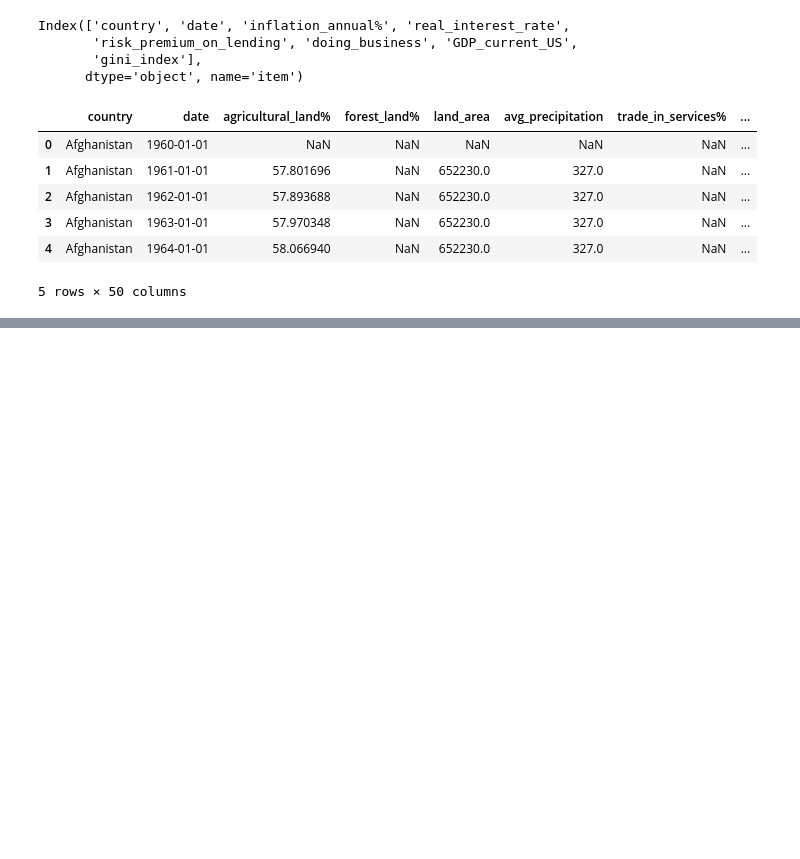
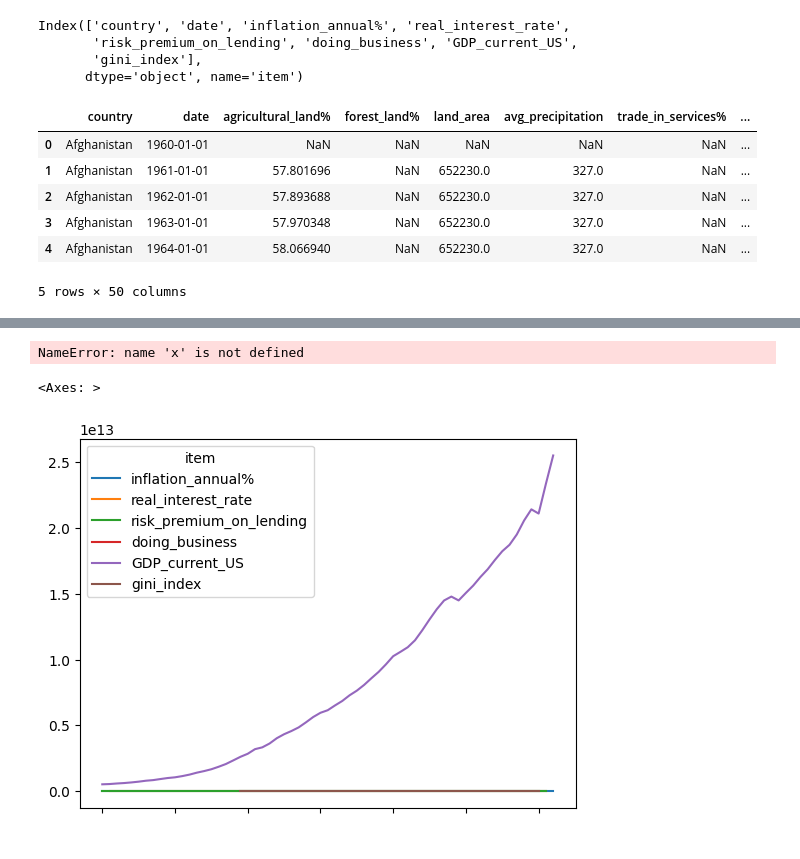
Before and after one commit to tylerchg/Personal-Project, a Jupyter notebook: Code Tests.ipynb, the cells around one changed output, grey strips where cells are left out. Saved outputs shown, nothing was run; the diff lists cells and outputs as text; code cells hidden in the pictures; blank space fills up the shorter version.

```diff
--- a/Code Tests.ipynb
+++ b/Code Tests.ipynb
@@ -142,0 +153,2 @@ data2.head()
+# %%
+data2 = data2.reindex(columns = columns)
@@ -142,0 +164,4 @@ data2.head()
+# %%
+specific_country = ['United States']
+
+data2[data2['country'].isin(specific_country)]
@@ -142,0 +182,2 @@ data2.head()
+# %%
+f_data2 = data2[data2['country'].isin(specific_country)]
@@ -142,0 +265,4 @@ data2.head()
+# %%
+blankIndex = [' '] * len(f_data2)
+f_data2.index = blankIndex
+print(f_data2)
@@ -142,0 +301,9 @@ data2.head()
+# %%
+plt.plot(x, y)
+# %% [output]
+NameError: name 'x' is not defined
+# %%
+f_data2.plot()
+# %% [output]
+<Axes: >
+[figure, added]
```
Also changed, not shown: parts of 26 cells of this notebook, 1 other file.
